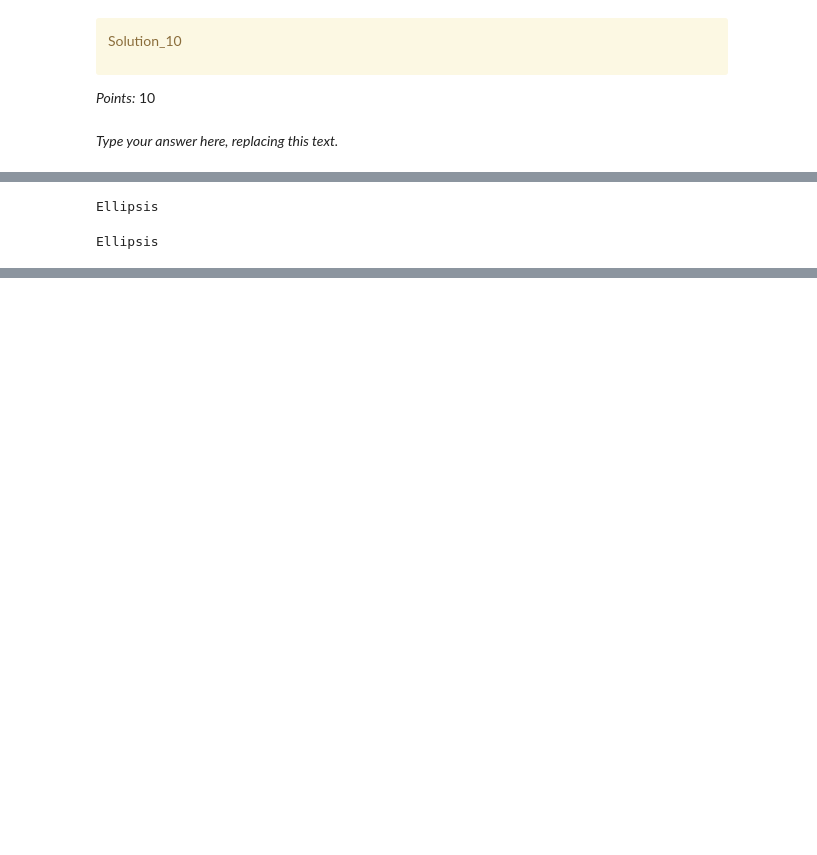
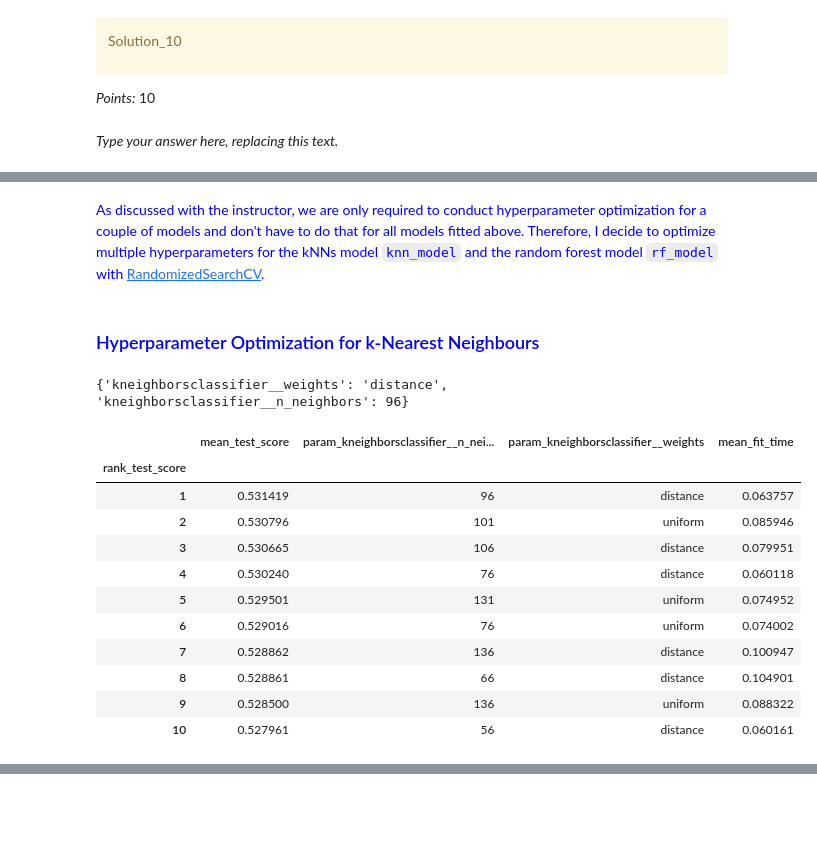
Before and after one commit to ljy0401/CPSC-330-Project-Default-of-Credit-Card-Clients-Predictions, a Jupyter notebook: hw5.ipynb, the cells around one changed output, grey strips where cells are left out. Saved outputs shown, nothing was run; the diff lists cells and outputs as text; code cells hidden in the pictures; blank space fills up the shorter version.

```diff
--- a/hw5.ipynb
+++ b/hw5.ipynb
@@ -747,12 +751,14 @@ _Type your answer here, replacing this text._
 # %%
-pipe_forward = make_pipeline(
+pipe_rf_with_for_sel = make_pipeline(
     preprocessor,
     SequentialFeatureSelector(lgr_model,
                               direction="forward",
                               n_features_to_select='auto',
                               tol=None),
-                              rf_model)
-pd.DataFrame(
-    cross_validate(pipe_forward, X_train, y_train, return_train_score=True, scoring=scoring_metric)
-).mean()
+    rf_model)
+
+results["Random Forest with selected features using forward selection"] = mean_std_cross_val_scores(
+    pipe_rf_with_for_sel, X_train, y_train, return_train_score=True, scoring=scoring_metric
+)
+pd.DataFrame(results).T
 # %% [output]
@@ -764,8 +772,10 @@ dtype: float64
 # %%
-pipe_forward.fit(X_train, y_train)
+pipe_rf_with_for_sel.fit(X_train, y_train)
+
+# I used ChatGPT to help me with the code to get the selected feature indices.
 
 # Access the fitted feature selector
-sfs = pipe_forward.named_steps['sequentialfeatureselector']
+sfs = pipe_rf_with_for_sel.named_steps['sequentialfeatureselector']
 
 # Get the selected feature indices
 selected_indices = sfs.get_support(indices=True)
@@ -854,8 +826,45 @@ Ellipsis
-# %%
-...
-# %% [output]
-Ellipsis
-# %%
-...
-# %% [output]
-Ellipsis
+# %% [markdown]
+<span style="color:blue"> As discussed with the instructor, we are only required to conduct hyperparameter optimization for a couple of models and don't have to do that for all models fitted above. Therefore, I decide to optimize  multiple hyperparameters for the kNNs model `knn_model` and the random forest model `rf_model` with [RandomizedSearchCV](http://scikit-learn.org/stable/modules/generated/sklearn.model_selection.RandomizedSearchCV.html).</span>
+# %% [markdown]
+### <span style="color:blue">Hyperparameter Optimization for k-Nearest Neighbours</span>
+# %%
+# The reference codes are in the lecture notebook (Lecture 8).
+param_grid_knn = {
+    "kneighborsclassifier__n_neighbors": list(range(1, 151, 5)),
+    "kneighborsclassifier__weights": ["uniform","distance"],
+}
+random_search_knn = RandomizedSearchCV(pipe_knn,
+                  param_distributions = param_grid_knn,
+                  n_iter=20,
+                  n_jobs=-1,
+                  random_state=123,
+                  scoring=scoring_metric,
+                  return_train_score=True)
+random_search_knn.fit(X_train, y_train)
+print(random_search_knn.best_params_)
+# %% [output]
+{'kneighborsclassifier__weights': 'distance', 'kneighborsclassifier__n_neighbors': 96}
+# %%
+# The reference codes are in the lecture notebook (Lecture 8).
+pd.DataFrame(random_search_knn.cv_results_)[
+    [
+        "mean_test_score",
+        "param_kneighborsclassifier__n_neighbors",
+        "param_kneighborsclassifier__weights",
+        "mean_fit_time",
+        "rank_test_score",
+    ]
+].set_index("rank_test_score").sort_index().head(10)
+# %% [output]
+|  | mean_test_score | param_kneighborsclassifier__n_nei... | param_kneighborsclassifier__weights | mean_fit_time |
+| rank_test_score |  |  |  |  |
+| 1 | 0.531419 | 96 | distance | 0.063757 |
+| 2 | 0.530796 | 101 | uniform | 0.085946 |
+| 3 | 0.530665 | 106 | distance | 0.079951 |
+| 4 | 0.530240 | 76 | distance | 0.060118 |
+| 5 | 0.529501 | 131 | uniform | 0.074952 |
+| 6 | 0.529016 | 76 | uniform | 0.074002 |
+| 7 | 0.528862 | 136 | distance | 0.100947 |
+| 8 | 0.528861 | 66 | distance | 0.104901 |
+| 9 | 0.528500 | 136 | uniform | 0.088322 |
+| 10 | 0.527961 | 56 | distance | 0.060161 |
```
Also changed, not shown: parts of 30 cells of this notebook, 1 other file.
